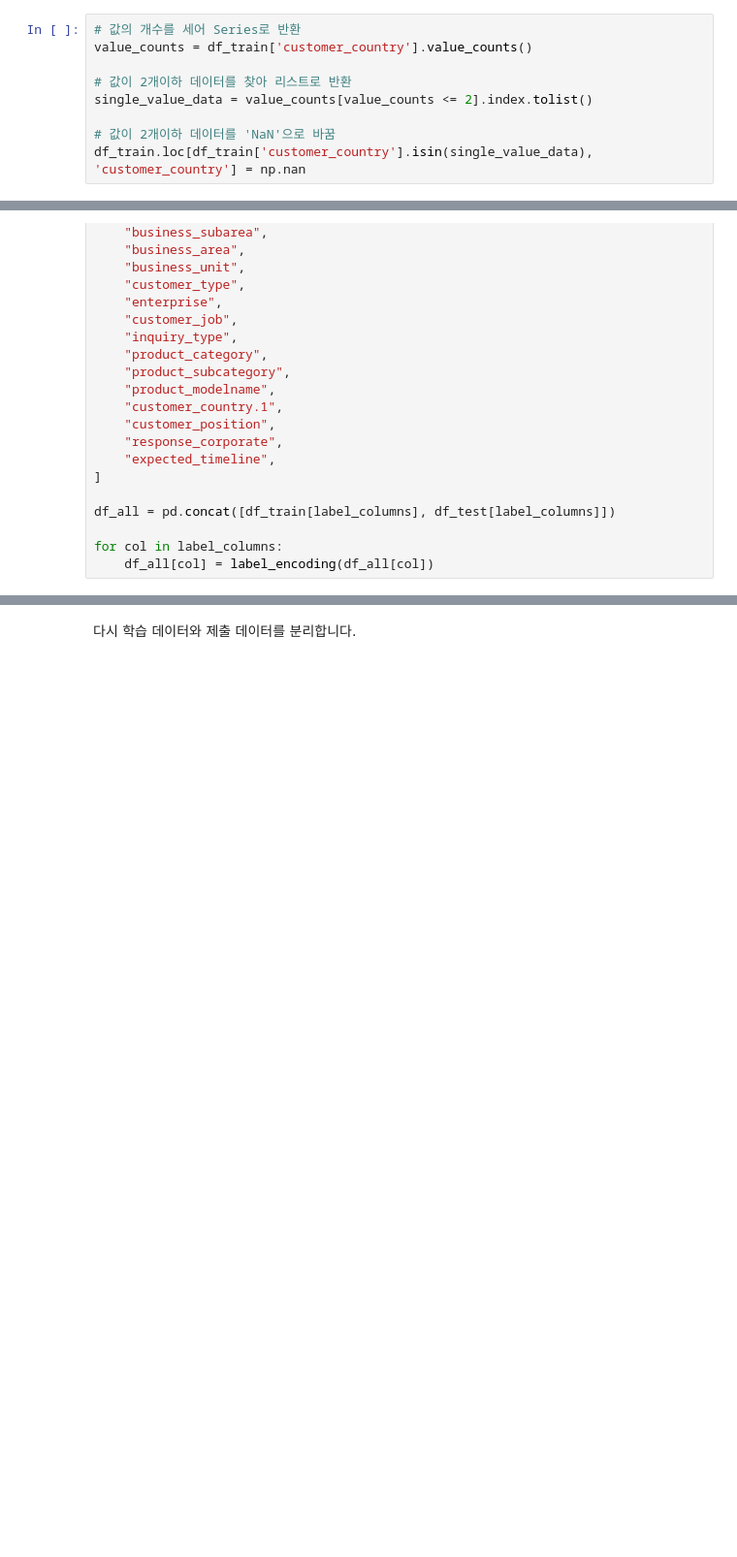
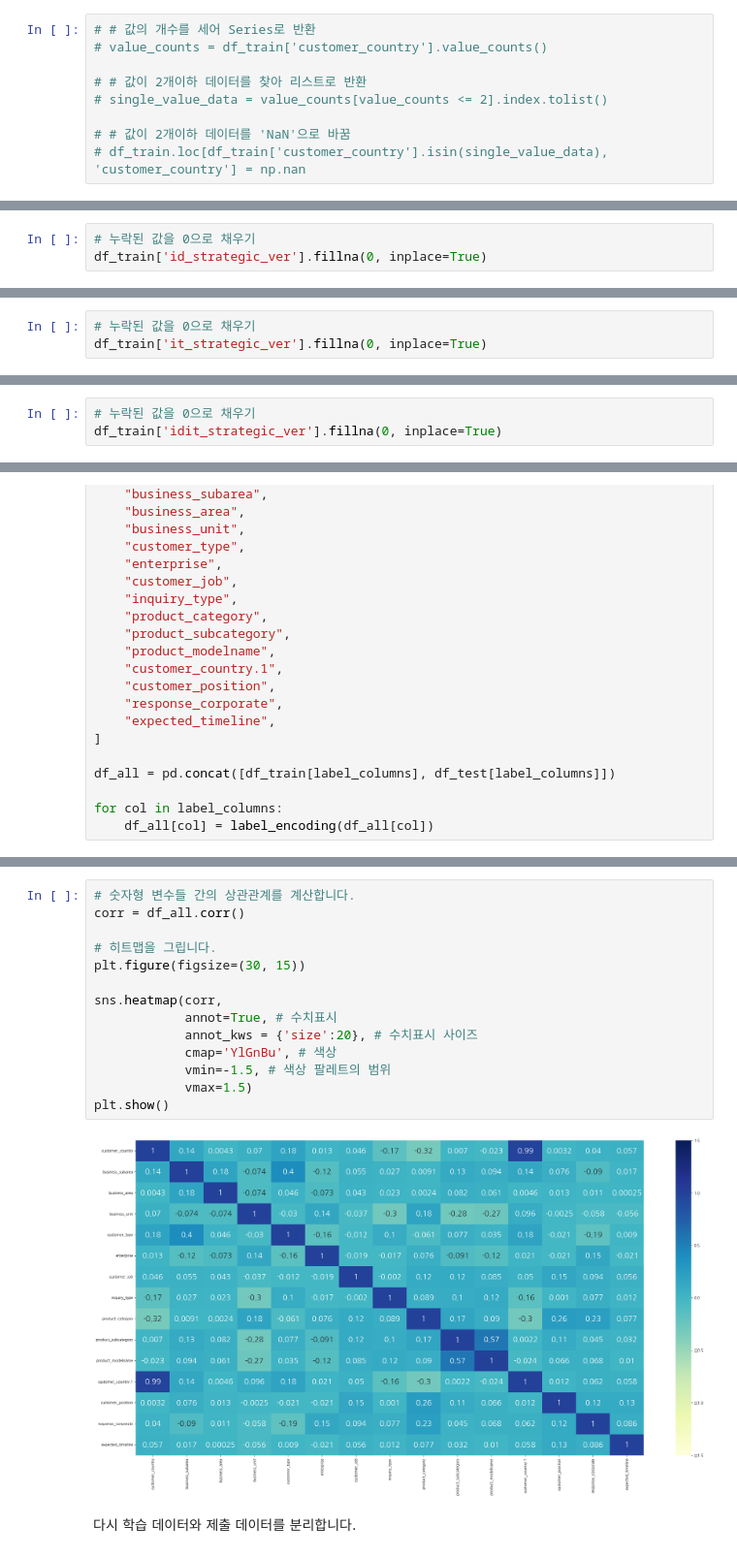
Before and after one commit to BaekJunehong/LG_Aimers_4th, a Jupyter notebook: June_code_file/June_code_ver2.ipynb, the cells around one changed output, grey strips where cells are left out. Shown at 97% size. Drawn from its saved outputs; the diff is of its cells as text; blank space fills up the shorter version.

```diff
--- a/June_code_file/June_code_ver2.ipynb
+++ b/June_code_file/June_code_ver2.ipynb
@@ -205,12 +215,12 @@ Name: count, Length: 246, dtype: int64
 # %%
-# 값의 개수를 세어 Series로 반환
-value_counts = df_train['customer_country'].value_counts()
+# # 값의 개수를 세어 Series로 반환
+# value_counts = df_train['customer_country'].value_counts()
 
-# 값이 2개이하 데이터를 찾아 리스트로 반환
-single_value_data = value_counts[value_counts <= 2].index.tolist()
+# # 값이 2개이하 데이터를 찾아 리스트로 반환
+# single_value_data = value_counts[value_counts <= 2].index.tolist()
 
-# 값이 2개이하 데이터를 'NaN'으로 바꿈
-df_train.loc[df_train['customer_country'].isin(single_value_data), 'customer_country'] = np.nan
+# # 값이 2개이하 데이터를 'NaN'으로 바꿈
+# df_train.loc[df_train['customer_country'].isin(single_value_data), 'customer_country'] = np.nan
 # %%
 df_train['customer_country'].value_counts()
 # %% [output]
@@ -390,3 +407,6 @@ df_train['id_strategic_ver'].value_counts()
 id_strategic_ver
 1.0    3444
 Name: count, dtype: int64
+# %%
+# 누락된 값을 0으로 채우기
+df_train['id_strategic_ver'].fillna(0, inplace=True)
@@ -395,3 +428,6 @@ Name: count, dtype: int64
+# %%
+# 누락된 값을 0으로 채우기
+df_train['it_strategic_ver'].fillna(0, inplace=True)
 # %%
 df_train['it_strategic_ver'].value_counts()
 # %% [output]
@@ -406,3 +449,6 @@ Id_strategic_ver이나 it_strategic_ver 값 중
+# %%
+# 누락된 값을 0으로 채우기
+df_train['idit_strategic_ver'].fillna(0, inplace=True)
 # %%
 df_train['idit_strategic_ver'].value_counts()
 # %% [output]
@@ -1509,3 +1583,19 @@ for col in label_columns:
+# %%
+# 숫자형 변수들 간의 상관관계를 계산합니다.
+corr = df_all.corr()
+
+# 히트맵을 그립니다.
+plt.figure(figsize=(30, 15))
+
+sns.heatmap(corr,
+            annot=True, # 수치표시
+            annot_kws = {'size':20}, # 수치표시 사이즈
+            cmap='YlGnBu', # 색상
+            vmin=-1.5, # 색상 팔레트의 범위
+            vmax=1.5)
+plt.show()
+# %% [output]
+[figure, added]
 # %% [markdown]
 다시 학습 데이터와 제출 데이터를 분리합니다.
 # %%
```
Also changed, not shown: parts of 25 cells of this notebook, 2 other files.
